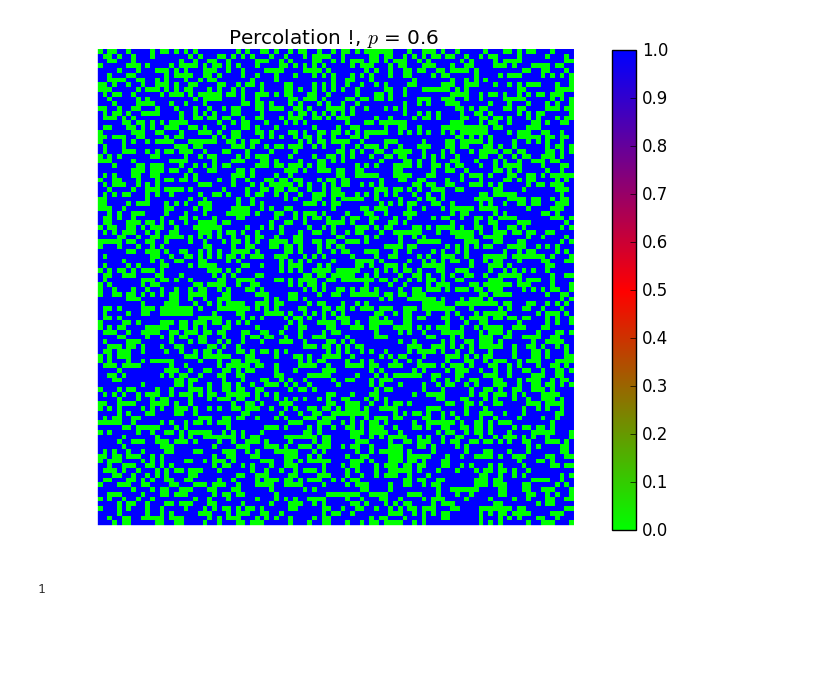
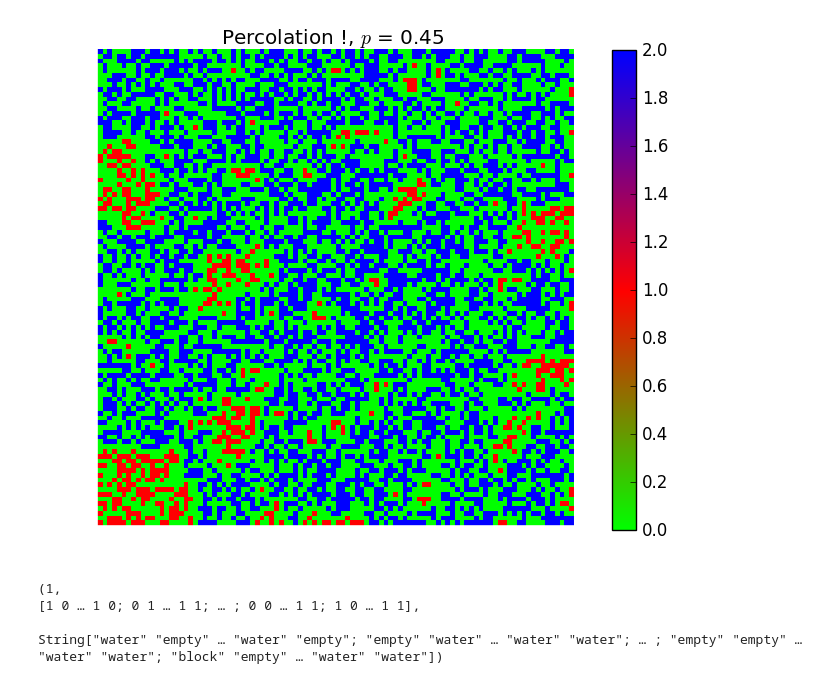
Before and after one commit to goropikari/Percolation.jl, a Jupyter notebook: example/percolation.ipynb, the cells around one changed output. Drawn from its saved outputs; the diff is of its cells as text; code cells hidden in the pictures; blank space fills up the shorter version.

```diff
--- a/example/percolation.ipynb
+++ b/example/percolation.ipynb
@@ -11,6 +19,10 @@ percolation(N, p)
 # %%
-N = 100; p = 0.6
-percolation(N, p, water=false)
+N = 100; p = 0.45
+size = simplennn(N, N, p)
+percolation(size)
 # %% [output]
-[figure, old version]
+[figure, new version]
-1
+(1,
+[1 0 … 1 0; 0 1 … 1 1; … ; 0 0 … 1 1; 1 0 … 1 1],
+
+String["water" "empty" … "water" "empty"; "empty" "water" … "water" "water"; … ; "empty" "empty" … "water" "water"; "block" "empty" … "water" "water"])
```
Also changed, not shown: parts of 7 cells of this notebook, 2 other files.
